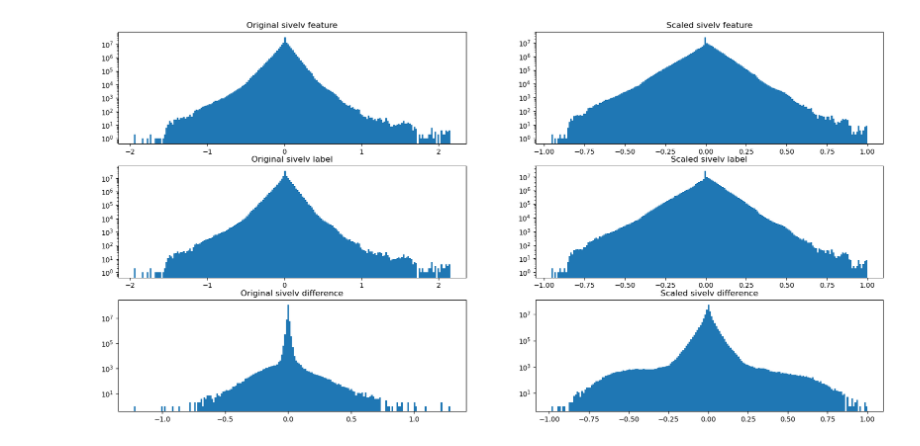
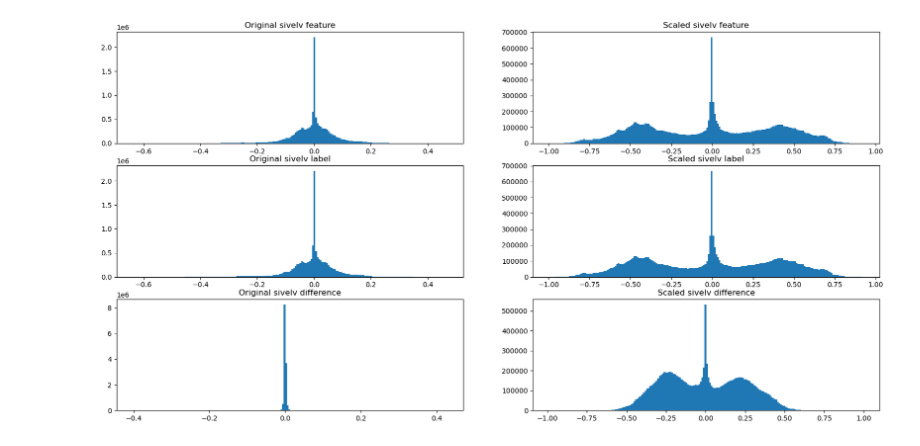
Before and after one commit to charlie-waltham/rheology_emulator, a Jupyter notebook: notes/preprocessing.ipynb, the cells around one changed output. Cells and saved outputs as stored; diff of their text form; code cells hidden in the pictures.

```diff
--- a/notes/preprocessing.ipynb
+++ b/notes/preprocessing.ipynb
@@ -1,55 +1,66 @@
 # %%
 import xarray as xr
 
-data = xr.open_zarr('../data/intermediate/evp_1200itr_long.zarr')
-data.time_features.min()
+data = xr.open_zarr('../data/processed/arctic/80deg.zarr').load()
 # %%
 import numpy as np
 import matplotlib.pyplot as plt
 import copy
 from sklearn.pipeline import Pipeline
-from sklearn.preprocessing import MaxAbsScaler, FunctionTransformer, MinMaxScaler
+from sklearn.preprocessing import MaxAbsScaler, FunctionTransformer
 
 def arcsinh_transform(x):
     return np.arcsinh(x * scale_factor)
 
 def arcsinh_inverse(x):
     return np.sinh(x) / scale_factor
 
+def log_transform(x):
+    return np.sign(x) * np.log1p(np.abs(x) * scale_factor)
+
+def log_inverse(x):
+    return np.sign(x) * (np.expm1(np.abs(x)) / scale_factor)
+
+asinh_scaler = FunctionTransformer(func=arcsinh_transform,
+                                   inverse_func=arcsinh_inverse,
+                                   validate=True)
+
+log_scaler = FunctionTransformer(func=log_transform,
+                                inverse_func=log_inverse,
+                                validate=True)
+
 preprocessor = Pipeline([
-    ('arcsinh', FunctionTransformer(func=arcsinh_transform,
-                                    inverse_func=arcsinh_inverse,
-                                    validate=True)),
+    ('transform', log_scaler),
     ('scaler', MaxAbsScaler())
 ])
 preprocessor2 = copy.deepcopy(preprocessor)
 preprocessor3 = copy.deepcopy(preprocessor)
 
-scale_factor = 2
+scale_factor = 100
 x = data.features.loc["sivelv"].data
 x_scaled = preprocessor.fit_transform(x.reshape(-1, 1))
 
 y = data.labels.loc["sivelv"].data
 y_scaled = preprocessor2.fit_transform(x.reshape(-1, 1))
 
-scale_factor = 20
+scale_factor = 5000
 diff = x - y
 diff_scaled = preprocessor3.fit_transform(diff.reshape(-1, 1))
 
 _, ax = plt.subplots(3, 2, figsize=(20, 10))
-ax[0, 0].set(yscale='log', title='Original sivelv feature')
-ax[0, 1].set(yscale='log', title='Scaled sivelv feature')
-ax[1, 0].set(yscale='log', title='Original sivelv label')
-ax[1, 1].set(yscale='log', title='Scaled sivelv label')
-ax[2, 0].set(yscale='log', title='Original sivelv difference')
-ax[2, 1].set(yscale='log', title='Scaled sivelv difference')
+ax[0, 0].set(title='Original sivelv feature')
+ax[0, 1].set(title='Scaled sivelv feature')
+ax[1, 0].set(title='Original sivelv label')
+ax[1, 1].set(title='Scaled sivelv label')
+ax[2, 0].set(title='Original sivelv difference')
+ax[2, 1].set(title='Scaled sivelv difference')
 
 ax[0, 0].hist(x, bins=200)
 ax[0, 1].hist(x_scaled, bins=200)
 ax[1, 0].hist(y, bins=200)
 ax[1, 1].hist(y_scaled, bins=200)
-ax[2, 0].hist(diff, bins=200)
+ax[2, 0].hist(preprocessor3.inverse_transform(diff_scaled), bins=200)
 ax[2, 1].hist(diff_scaled, bins=200)
 plt.show()
 # %% [output]
-[figure, old version]
+[figure, new version]
```
Also changed, not shown: 12 other files.
